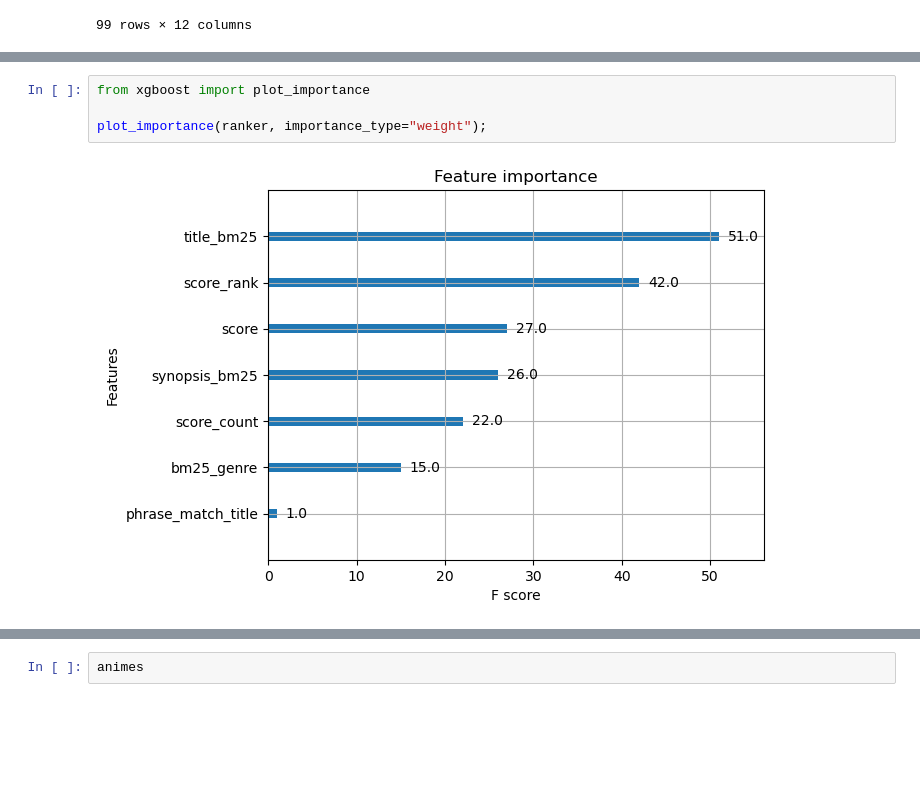
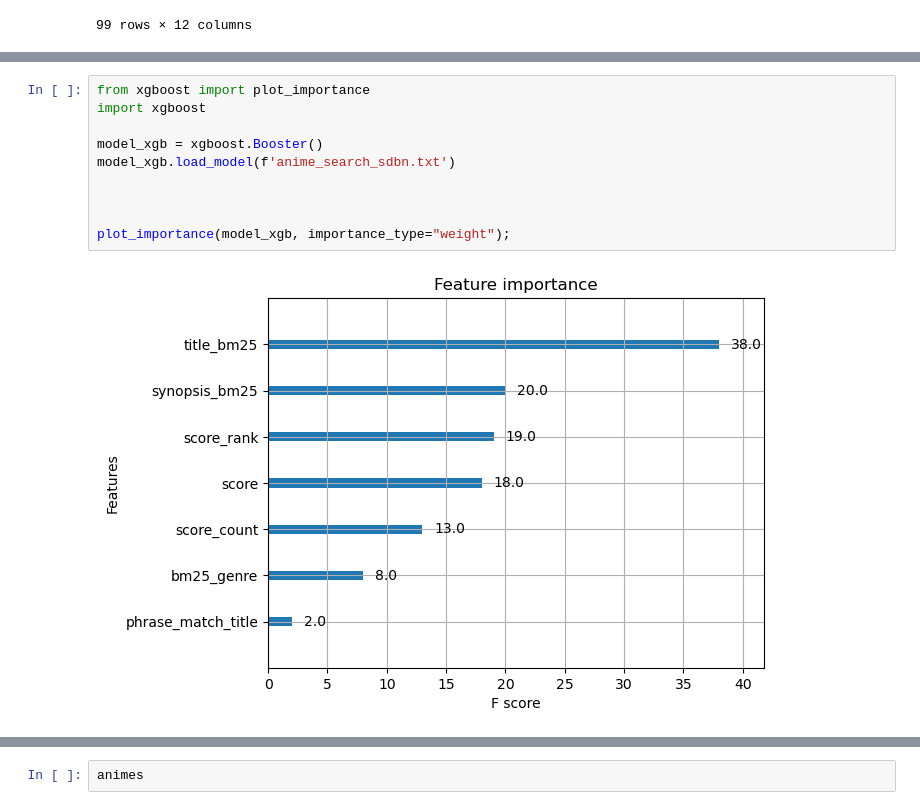
Before and after one commit to NBO2001/buscador_de_animes, a Jupyter notebook: charge_elastic/ltr.ipynb, the cells around one changed output, grey strips where cells are left out. Cells and saved outputs as stored; diff of their text form; blank space fills up the shorter version.

```diff
--- a/charge_elastic/ltr.ipynb
+++ b/charge_elastic/ltr.ipynb
@@ -349,8 +351,14 @@ XGBRanker(base_score=None, booster=None, callbacks=None, colsample_bylevel=None,
           n_jobs=None, num_parallel_tree=None, random_state=None, ...)
 # %%
 from xgboost import plot_importance
+import xgboost
 
-plot_importance(ranker, importance_type="weight");
+model_xgb = xgboost.Booster()
+model_xgb.load_model(f'anime_search_sdbn.txt')
+
+
+
+plot_importance(model_xgb, importance_type="weight");
 # %% [output]
-[figure, old version]
+[figure, new version]
 # %%
```
Also changed, not shown: parts of 2 cells of this notebook, 8 other files.
